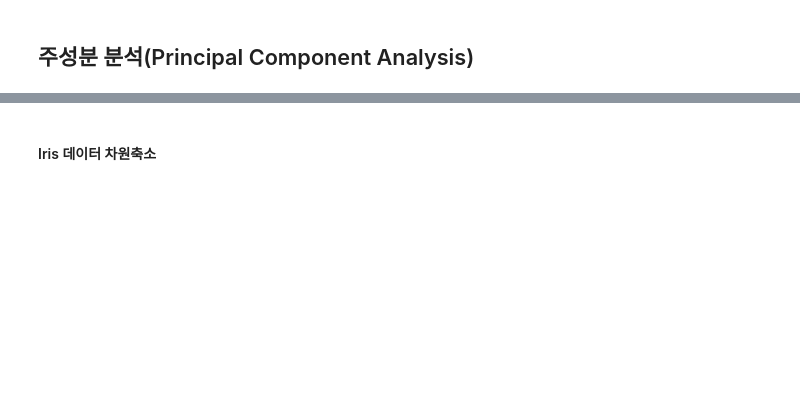
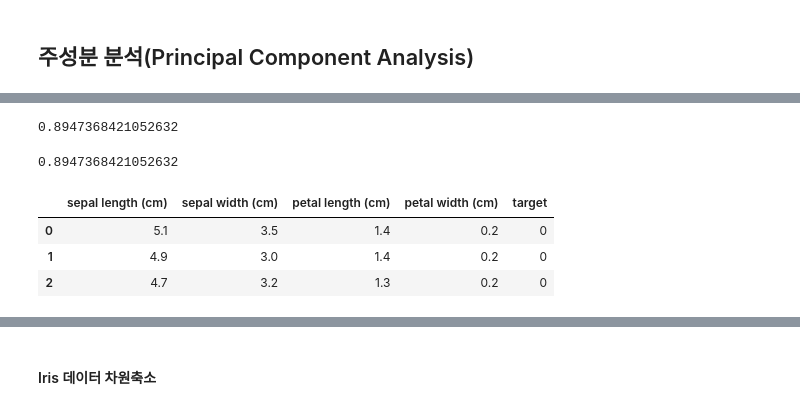
Before and after one commit to Soeui-lee/Machine_Learning_Lecture_2021_12, a Jupyter notebook: 05.차원축소/01.Iris.ipynb, the cells around one changed output, grey strips where cells are left out. Cells and saved outputs as stored; diff of their text form; code cells hidden in the pictures; blank space fills up the shorter version.

```diff
--- a/05.차원축소/01.Iris.ipynb
+++ b/05.차원축소/01.Iris.ipynb
@@ -2,0 +43,20 @@
+# %%
+# pca 전
+X_train, X_test, y_train, y_test = train_test_split(
+    iris.data, iris.target, stratify=iris.target, random_state=2021
+)
+rf = RandomForestClassifier(random_state=2021)
+rf.fit(X_train, y_train)
+rf.score(X_test, y_test)
+# %% [output]
+0.8947368421052632
+# %%
+# pca 후
+X_train, X_test, y_train, y_test = train_test_split(
+    iris_std, iris.target, stratify=iris.target, random_state=2021
+)
+rf = RandomForestClassifier(random_state=2021)
+rf.fit(X_train, y_train)
+rf.score(X_test, y_test)
+# %% [output]
+0.8947368421052632
@@ -2,0 +65,9 @@
+# %%
+df = pd.DataFrame(iris.data, columns=iris.feature_names)
+df['target']= iris.target
+df.head(3)
+# %% [output]
+|  | sepal length (cm) | sepal width (cm) | petal length (cm) | petal width (cm) | target |
+| 0 | 5.1 | 3.5 | 1.4 | 0.2 | 0 |
+| 1 | 4.9 | 3.0 | 1.4 | 0.2 | 0 |
+| 2 | 4.7 | 3.2 | 1.3 | 0.2 | 0 |
```
Also changed, not shown: parts of 19 cells of this notebook, 6 other files.
